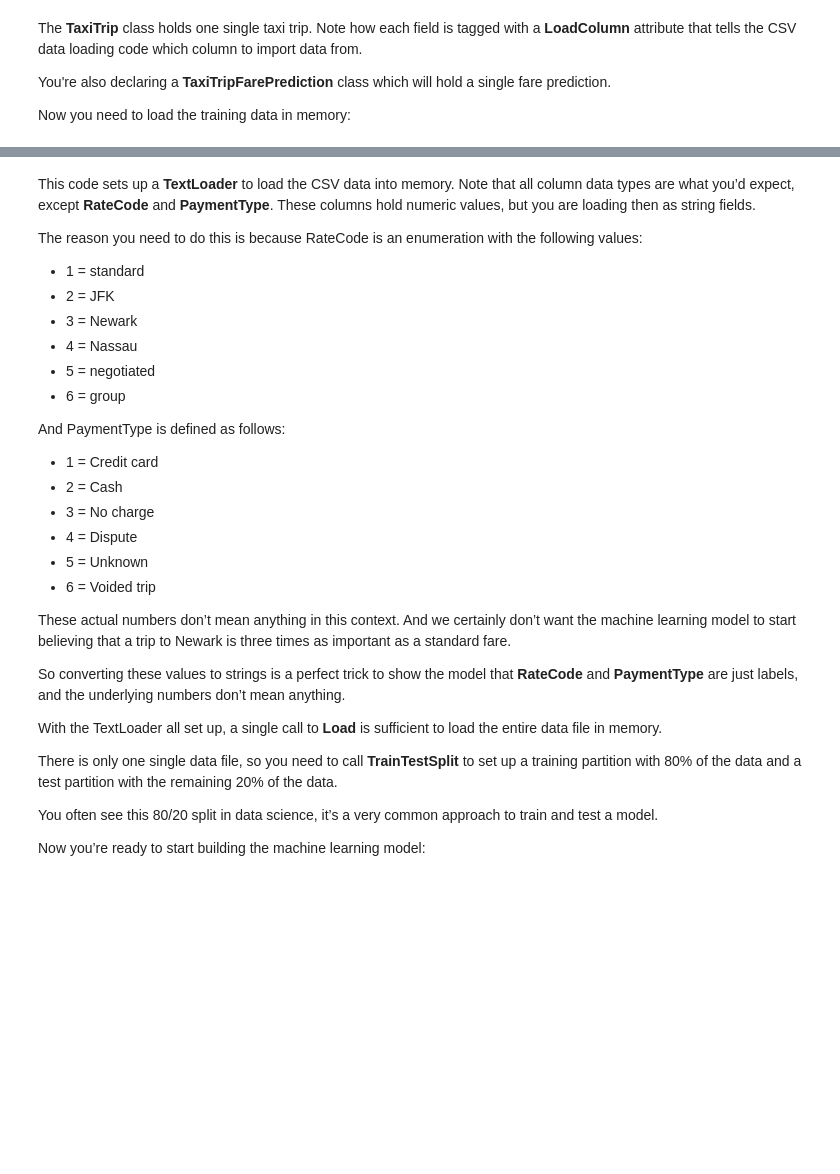
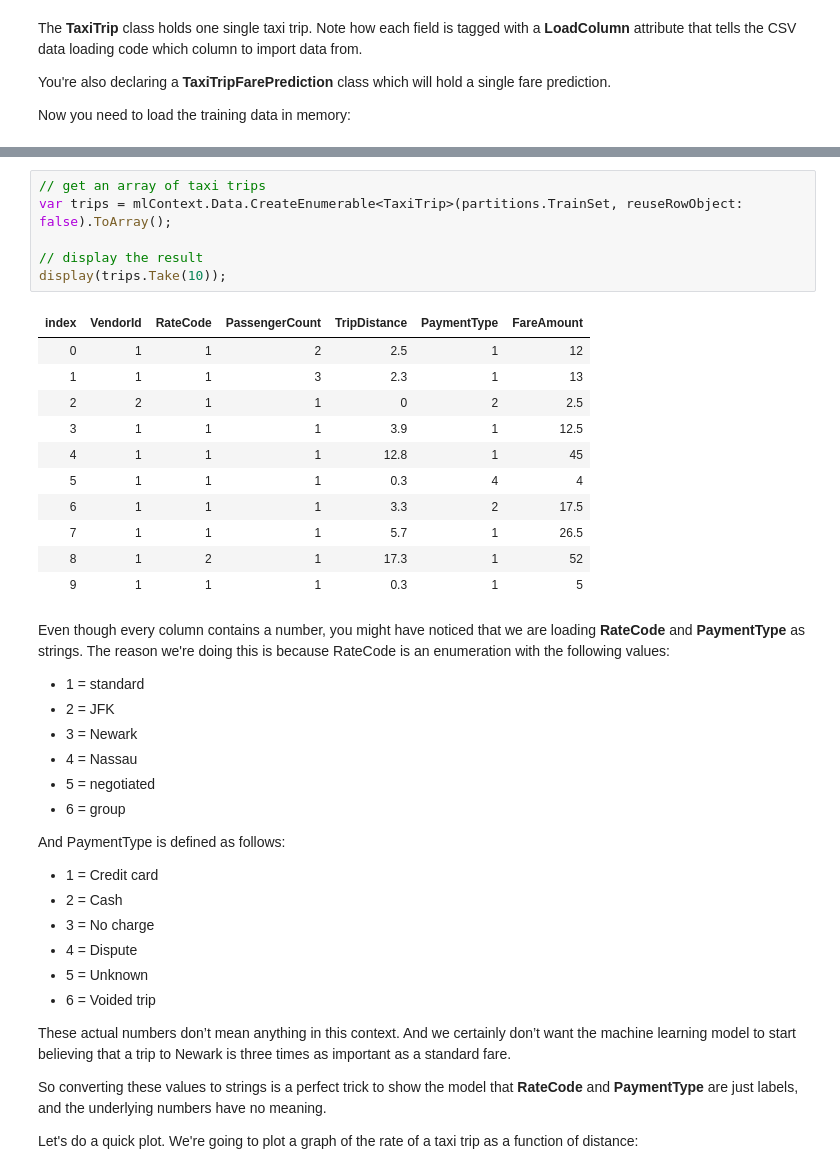
Before and after one commit to mdfarragher/GLC0220, a Jupyter notebook: Regression/TaxiFarePrediction/TaxiFarePrediction.ipynb, the cells around one changed output, grey strips where cells are left out. Drawn from its saved outputs; the diff is of its cells as text; blank space fills up the shorter version.

Commit message:
Beautified the taxi assignment

```diff
--- a/Regression/TaxiFarePrediction/TaxiFarePrediction.ipynb
+++ b/Regression/TaxiFarePrediction/TaxiFarePrediction.ipynb
@@ -109,7 +112,23 @@ Loading training data....done
+# %%
+// get an array of taxi trips
+var trips = mlContext.Data.CreateEnumerable<TaxiTrip>(partitions.TrainSet, reuseRowObject: false).ToArray();
+
+// display the result
+display(trips.Take(10));
+# %% [output]
+| index | VendorId | RateCode | PassengerCount | TripDistance | PaymentType | FareAmount |
+| 0 | 1 | 1 | 2 | 2.5 | 1 | 12 |
+| 1 | 1 | 1 | 3 | 2.3 | 1 | 13 |
+| 2 | 2 | 1 | 1 | 0 | 2 | 2.5 |
+| 3 | 1 | 1 | 1 | 3.9 | 1 | 12.5 |
+| 4 | 1 | 1 | 1 | 12.8 | 1 | 45 |
+| 5 | 1 | 1 | 1 | 0.3 | 4 | 4 |
+| 6 | 1 | 1 | 1 | 3.3 | 2 | 17.5 |
+| 7 | 1 | 1 | 1 | 5.7 | 1 | 26.5 |
+| 8 | 1 | 2 | 1 | 17.3 | 1 | 52 |
+| 9 | 1 | 1 | 1 | 0.3 | 1 | 5 |
 # %% [markdown]
-This code sets up a **TextLoader** to load the CSV data into memory. Note that all column data types are what you’d expect, except **RateCode** and **PaymentType**. These columns hold numeric values, but you are loading then as string fields.
-
-The reason you need to do this is because RateCode is an enumeration with the following values:
+Even though every column contains a number, you might have noticed that we are loading **RateCode** and **PaymentType** as strings. The reason we're doing this is because RateCode is an enumeration with the following values:
 
 * 1 = standard
 * 2 = JFK
@@ -129,12 +148,6 @@ And PaymentType is defined as follows:
 
 These actual numbers don’t mean anything in this context. And we certainly don’t want the machine learning model to start believing that a trip to Newark is three times as important as a standard fare.
 
-So converting these values to strings is a perfect trick to show the model that **RateCode** and **PaymentType** are just labels, and the underlying numbers don’t mean anything.
+So converting these values to strings is a perfect trick to show the model that **RateCode** and **PaymentType** are just labels, and the underlying numbers have no meaning.
 
-With the TextLoader all set up, a single call to **Load** is sufficient to load the entire data file in memory.
-
-There is only one single data file, so you need to call **TrainTestSplit** to set up a training partition with 80% of the data and a test partition with the remaining 20% of the data.
-
-You often see this 80/20 split in data science, it’s a very common approach to train and test a model.
-
-Now you’re ready to start building the machine learning model:
+Let's do a quick plot. We're going to plot a graph of the rate of a taxi trip as a function of distance:
```
Also changed, not shown: parts of 24 cells of this notebook.
